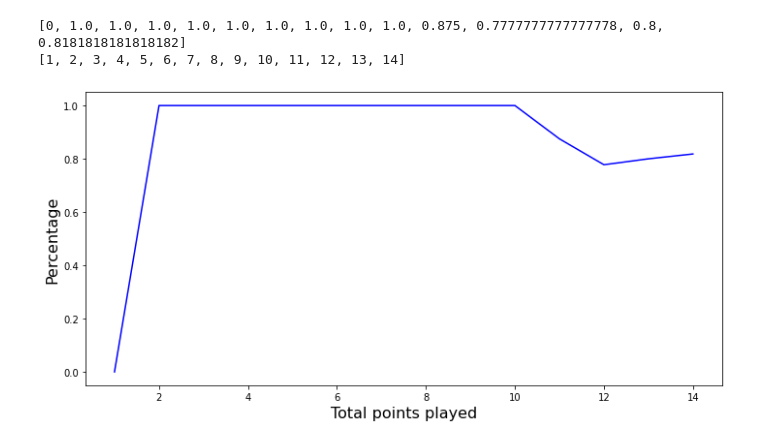
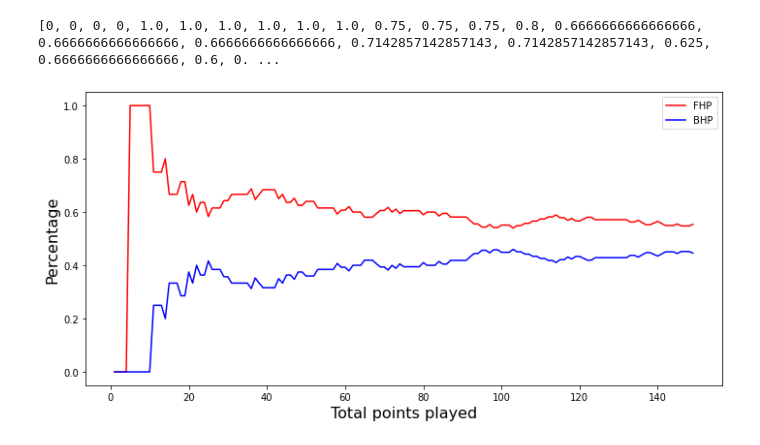
Before and after one commit to schiang28/Rouse, a Jupyter notebook: time series.ipynb, the cells around one changed output. Saved outputs shown, nothing was run; the diff lists cells and outputs as text; code cells hidden in the pictures.

```diff
--- a/time series.ipynb
+++ b/time series.ipynb
@@ -37,28 +3,0 @@ data
-# %%
-# for Ovtcharov percenetage points won on backhand
-player = 'Ovtcharov'
-stroke_type = 'Backhand'
-
-pwob = 0
-pwit = 0
-percentages=[]
-for p in range(len(data)):
-    point = data[p]
-    if point[2]==player:
-        if point[4]==stroke_type:
-            pwob+=1
-        pwit+=1
-        bhp = pwob/pwit
-        percentages.append(bhp)
-    else:
-        if len(percentages)>1:
-            percentages.append(percentages[-1])
-        else:
-            percentages.append(0)
-
-print(percentages)
-total_points_played = list(range(1,len(percentages)+1))
-print(total_points_played)
-# %% [output]
-[0, 1.0, 1.0, 1.0, 1.0, 1.0, 1.0, 1.0, 1.0, 1.0, 0.875, 0.7777777777777778, 0.8, 0.8181818181818182]
-[1, 2, 3, 4, 5, 6, 7, 8, 9, 10, 11, 12, 13, 14]
@@ -65,11 +157,58 @@ print(total_points_played)
+# %%
+# FHP percentage of total points won on a forehand
+player = 'Zhendong'
+
+pwof = 0
+pwit = 0
+fhp_percentages=[]
+for p in range(len(data)):
+    point = data[p]
+    if point[2]==player:
+        if point[4]=='Forehand':
+            pwof+=1
+        pwit+=1
+        fhp = pwof/pwit
+        fhp_percentages.append(fhp)
+    else:
+        if len(fhp_percentages)>1:
+            fhp_percentages.append(fhp_percentages[-1])
+        else:
+            fhp_percentages.append(0)
+
+print(fhp_percentages)
+total_points_played = list(range(1,len(fhp_percentages)+1))
+
+
+# BHP percentage of total points won on a backhand
+pwob = 0
+pwit = 0
+bhp_percentages=[]
+for p in range(len(data)):
+    point = data[p]
+    if point[2]==player:
+        if point[4]=='Backhand':
+            pwob+=1
+        pwit+=1
+        bhp = pwob/pwit
+        bhp_percentages.append(bhp)
+    else:
+        if len(bhp_percentages)>1:
+            bhp_percentages.append(bhp_percentages[-1])
+        else:
+            bhp_percentages.append(0)
+# %% [output]
+[0, 0, 0, 0, 1.0, 1.0, 1.0, 1.0, 1.0, 1.0, 0.75, 0.75, 0.75, 0.8, 0.6666666666666666, 0.6666666666666666, 0.6666666666666666, 0.7142857142857143, 0.7142857142857143, 0.625, 0.6666666666666666, 0.6, 0. ...
 # %%
 plt.figure(figsize=(10,5))
-plt.plot(total_points_played, percentages, color='b')
+plt.plot(total_points_played, fhp_percentages, color='r', label='FHP')
+plt.plot(total_points_played, bhp_percentages, color='b', label='BHP')
 
+
+plt.legend()
 plt.xlabel("Total points played", fontsize=16)
 plt.ylabel("Percentage",fontsize=16)
 plt.tight_layout()
 plt.savefig('featuresandtime.pdf', dpi=300)
 plt.show()
 # %% [output]
-[figure, old version]
+[figure, new version]
```
Also changed, not shown: parts of 2 cells of this notebook, 1 other file.
